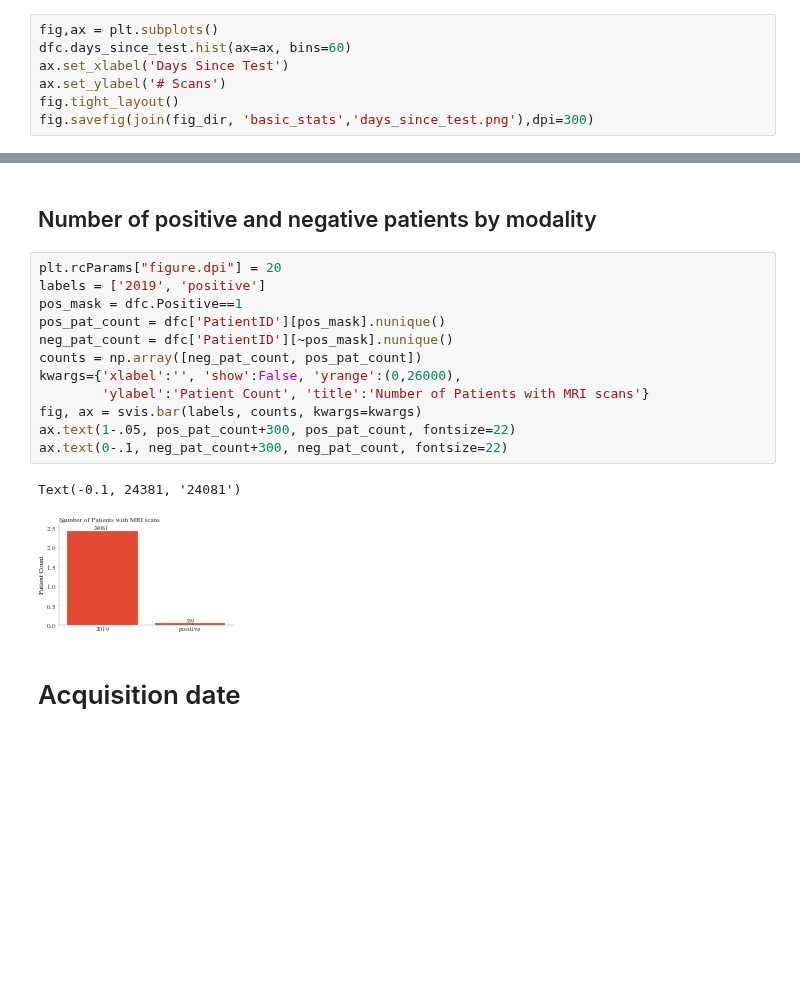
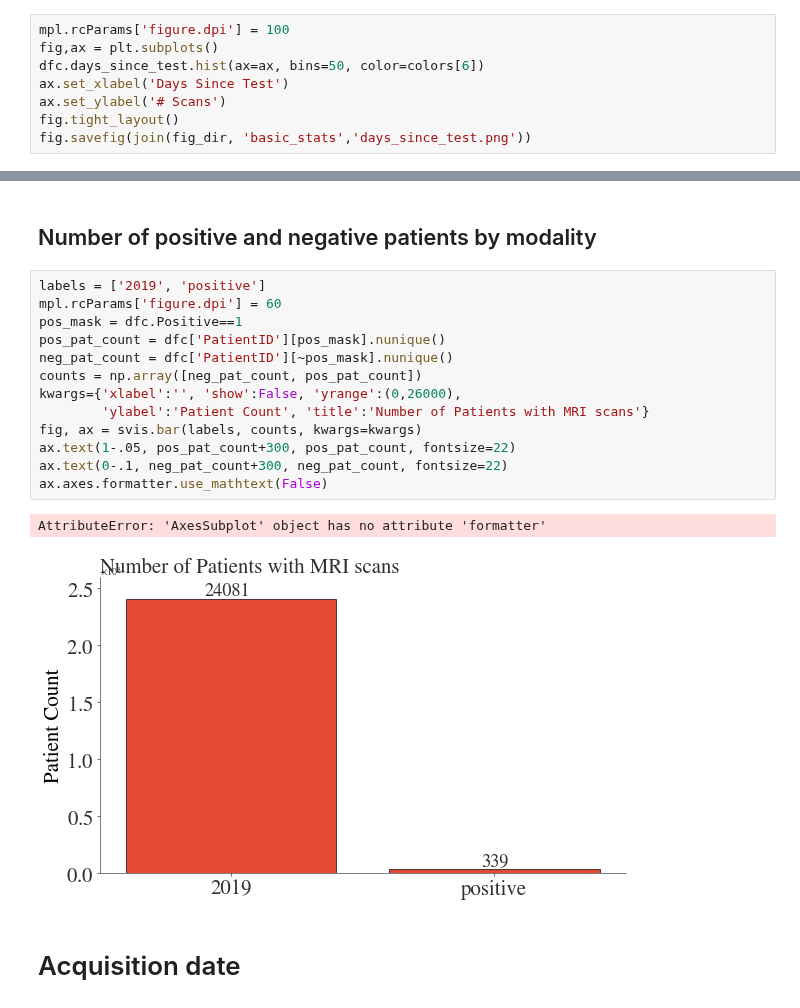
Before and after one commit to Kiril94/Thesis, a Jupyter notebook: cobra/ds_notebooks/general_stats_clean.ipynb, the cells around one changed output, grey strips where cells are left out. Saved outputs shown, nothing was run; the diff lists cells and outputs as text; blank space fills up the shorter version.

```diff
--- a/cobra/ds_notebooks/general_stats_clean.ipynb
+++ b/cobra/ds_notebooks/general_stats_clean.ipynb
@@ -55,10 +59,11 @@ dfc.loc[dfc.days_since_test>=-3, 'positive_scan'] = 1
 # %%
 dfcc = dfc[(dfc['2019']==1)|(~dfc.InstanceCreationDate.isna())]
 # %%
+mpl.rcParams['figure.dpi'] = 100
 fig,ax = plt.subplots()
-dfc.days_since_test.hist(ax=ax, bins=60)
+dfc.days_since_test.hist(ax=ax, bins=50, color=colors[6])
 ax.set_xlabel('Days Since Test')
 ax.set_ylabel('# Scans')
 fig.tight_layout()
-fig.savefig(join(fig_dir, 'basic_stats','days_since_test.png'),dpi=300)
+fig.savefig(join(fig_dir, 'basic_stats','days_since_test.png'))
 # %% [output]
@@ -66,20 +71,21 @@ fig.savefig(join(fig_dir, 'basic_stats','days_since_test.png'),dpi=300)
 # %% [markdown]
 ## Number of positive and negative patients by modality
 # %%
-plt.rcParams["figure.dpi"] = 20
 labels = ['2019', 'positive']
+mpl.rcParams['figure.dpi'] = 60
 pos_mask = dfc.Positive==1
 pos_pat_count = dfc['PatientID'][pos_mask].nunique()
 neg_pat_count = dfc['PatientID'][~pos_mask].nunique()
 counts = np.array([neg_pat_count, pos_pat_count])
 kwargs={'xlabel':'', 'show':False, 'yrange':(0,26000),
         'ylabel':'Patient Count', 'title':'Number of Patients with MRI scans'}
 fig, ax = svis.bar(labels, counts, kwargs=kwargs)
 ax.text(1-.05, pos_pat_count+300, pos_pat_count, fontsize=22)
 ax.text(0-.1, neg_pat_count+300, neg_pat_count, fontsize=22)
+ax.axes.formatter.use_mathtext(False)
 # %% [output]
-Text(-0.1, 24381, '24081')
+AttributeError: 'AxesSubplot' object has no attribute 'formatter'
-[figure, old version]
+[figure, new version]
 # %% [markdown]
 # Acquisition date
 # %% [markdown]
```
Also changed, not shown: parts of 3 cells of this notebook, 3 other files.
